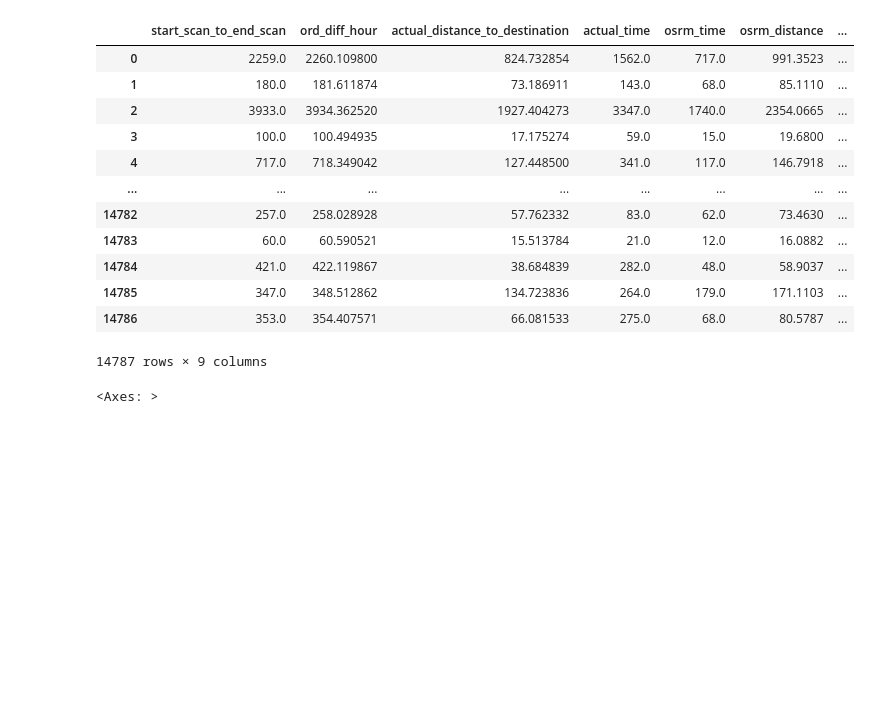
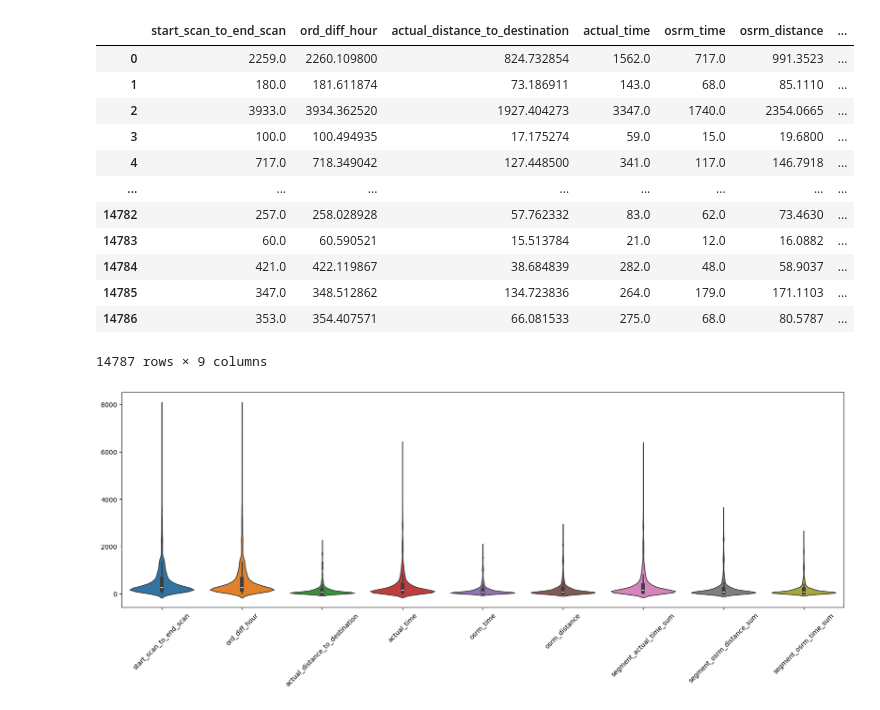
Before and after one commit to Shyamu431/delhivery, a Jupyter notebook: delhivery.ipynb, the cells around one changed output. Saved outputs shown, nothing was run; the diff lists cells and outputs as text; code cells hidden in the pictures; blank space fills up the shorter version.

```diff
--- a/delhivery.ipynb
+++ b/delhivery.ipynb
@@ -365,6 +206,10 @@ trip
 | 14786 | 353.0 | 354.407571 | 66.081533 | 275.0 | 68.0 | 80.5787 | ... |
 14787 rows × 9 columns
 # %%
-trip.boxplot()
+# Checking outliers using violinplot
+plt.figure(figsize=(20,6))
+sns.violinplot(data = trip)
+plt.xticks(rotation=45)
+plt.draw()
 # %% [output]
-<Axes: >
+[figure, added]
```
Also changed, not shown: parts of 18 cells of this notebook.
